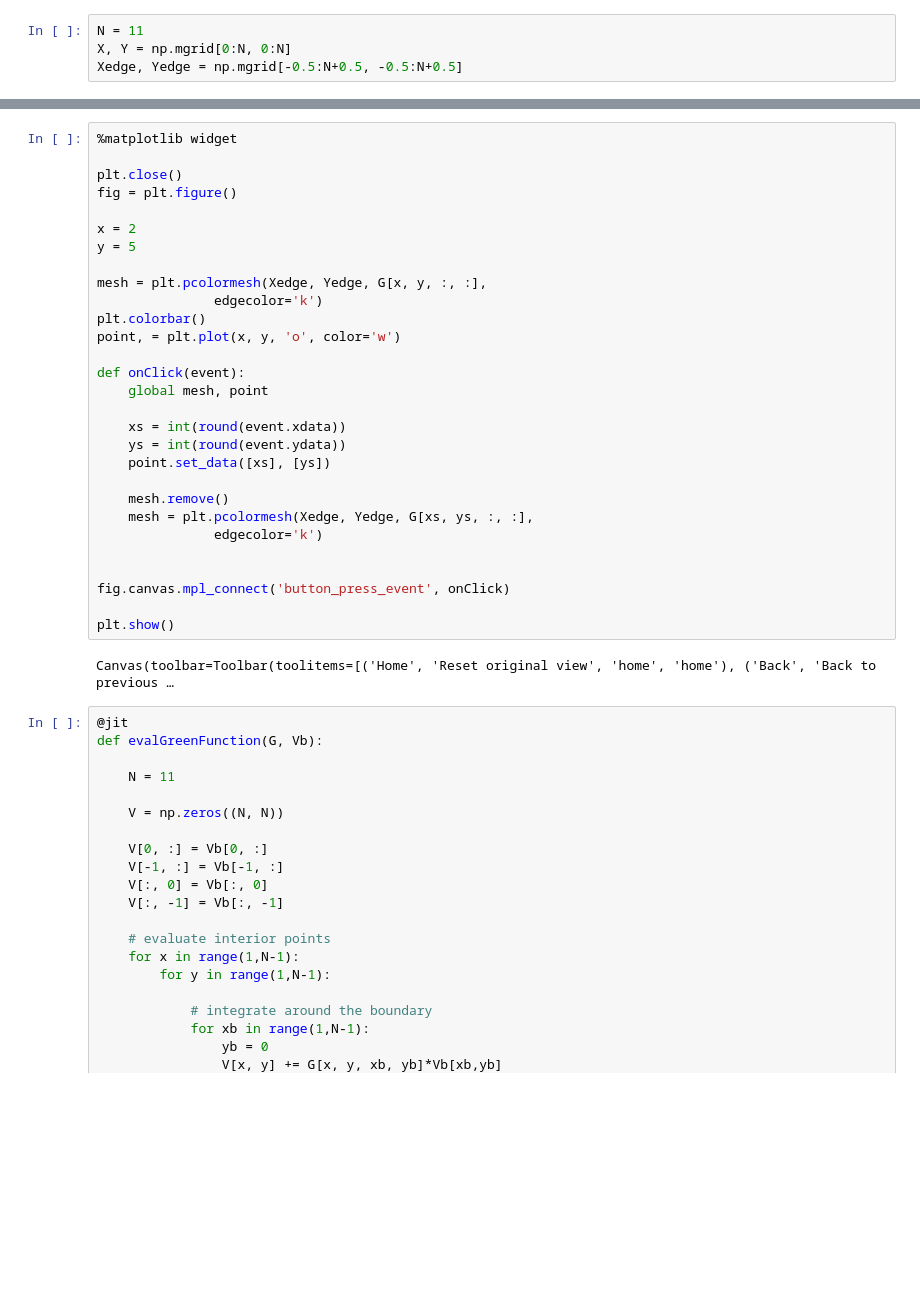
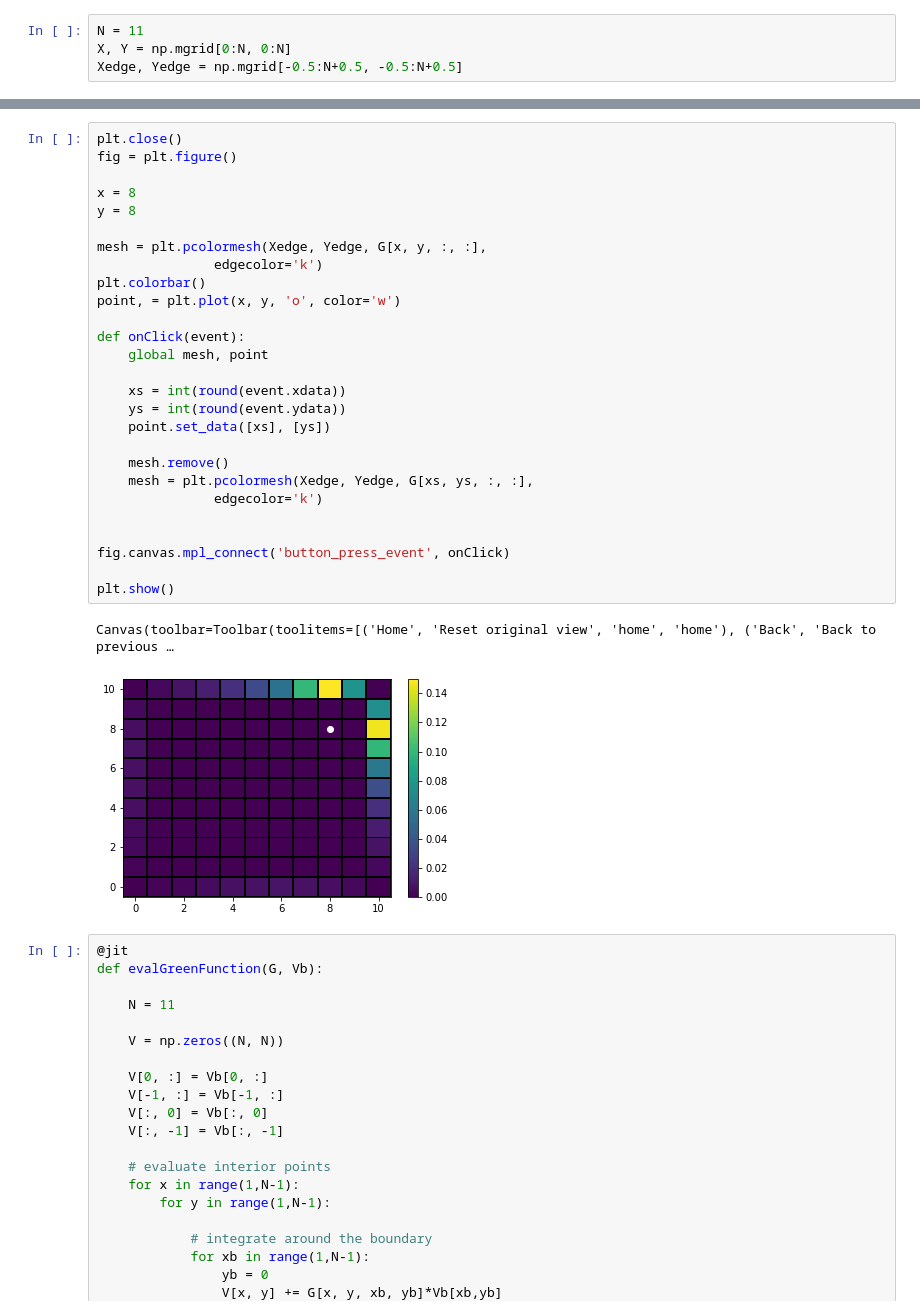
Before and after one commit to jmunroe/phys3800-winter2020, a Jupyter notebook: Ch10-Electrodynamics/10.6-Random-Walk-Solution-Laplace-Equation.ipynb, the cells around one changed output, grey strips where cells are left out. Drawn from its saved outputs; the diff is of its cells as text; blank space fills up the shorter version.

```diff
--- a/Ch10-Electrodynamics/10.6-Random-Walk-Solution-Laplace-Equation.ipynb
+++ b/Ch10-Electrodynamics/10.6-Random-Walk-Solution-Laplace-Equation.ipynb
@@ -348,34 +368,33 @@ Canvas(toolbar=Toolbar(toolitems=[('Home', 'Reset original view', 'home', 'home'
 # %%
-%matplotlib widget
-
 plt.close()
 fig = plt.figure()
 
-x = 2
-y = 5
+x = 8
+y = 8
 
 mesh = plt.pcolormesh(Xedge, Yedge, G[x, y, :, :],
                edgecolor='k')
 plt.colorbar()
 point, = plt.plot(x, y, 'o', color='w')
 
 def onClick(event):
     global mesh, point
 
     xs = int(round(event.xdata))
     ys = int(round(event.ydata))
     point.set_data([xs], [ys])
 
     mesh.remove()
     mesh = plt.pcolormesh(Xedge, Yedge, G[xs, ys, :, :],
                edgecolor='k')
 
 
 fig.canvas.mpl_connect('button_press_event', onClick)
 
 plt.show()
 # %% [output]
 Canvas(toolbar=Toolbar(toolitems=[('Home', 'Reset original view', 'home', 'home'), ('Back', 'Back to previous …
+[figure, added]
 # %%
 @jit
 def evalGreenFunction(G, Vb):
```
Also changed, not shown: parts of 17 cells of this notebook, 4 other files.
